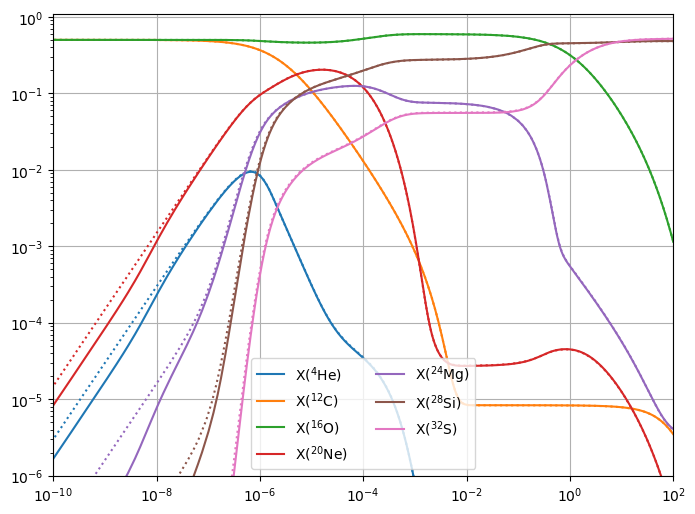
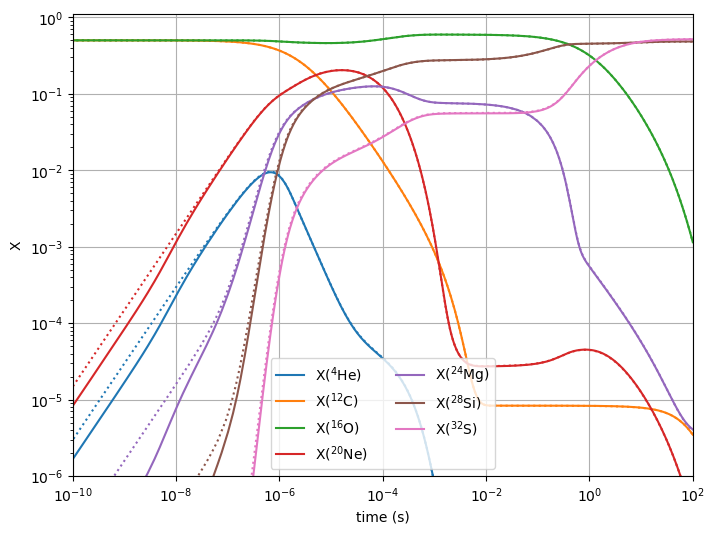
The notebook cell's code change between the first figure and the second:
--- before
+++ after
@@ -13,4 +13,6 @@
 ax.set_xlim(1.e-10, 100)
 fig.set_size_inches((8,6))
+ax.set_xlabel("time (s)")
+ax.set_ylabel("X")
 ax.legend(ncol=2, loc=8)
 ax.grid()

Commit: update notebook